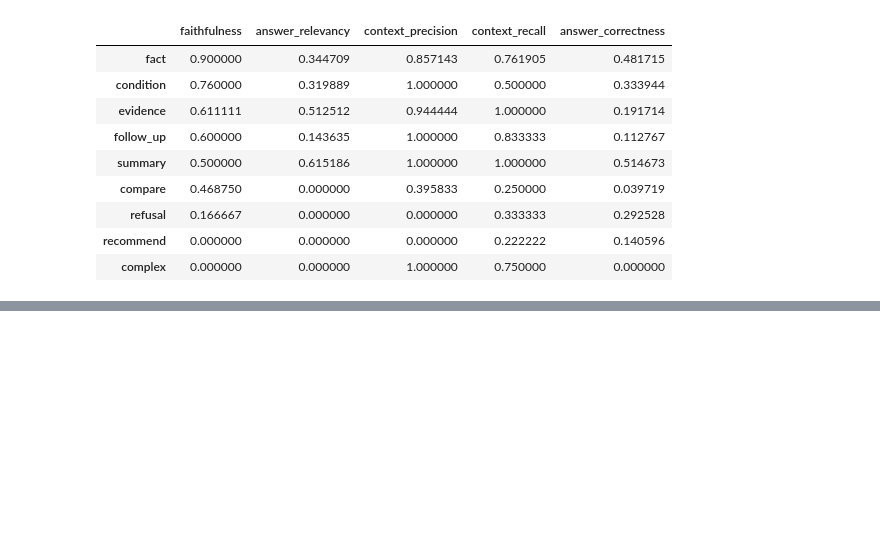
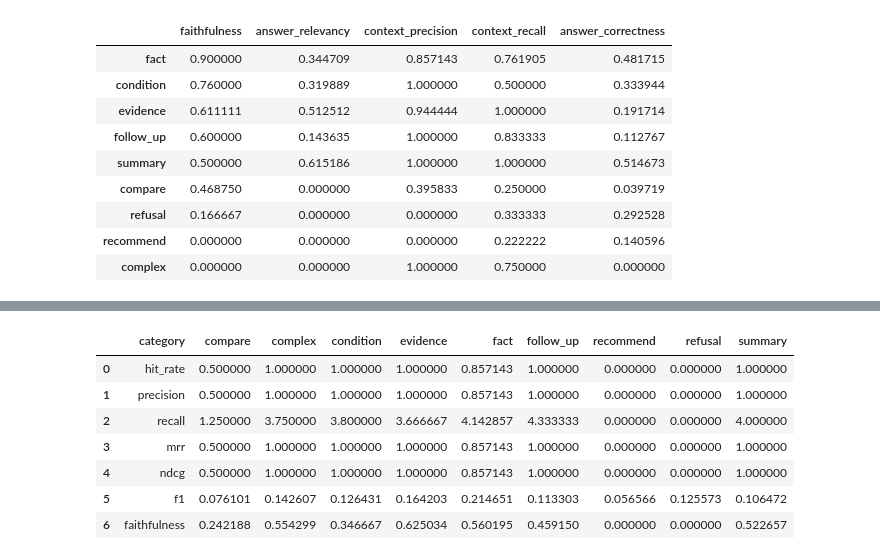
Before and after one commit to BidMind/Bidcoin, a Jupyter notebook: notebooks/03_retrieval_experiments.ipynb, the cells around one changed output, grey strips where cells are left out. Drawn from its saved outputs; the diff is of its cells as text; code cells hidden in the pictures; blank space fills up the shorter version.

```diff
--- a/notebooks/03_retrieval_experiments.ipynb
+++ b/notebooks/03_retrieval_experiments.ipynb
@@ -93,0 +173,12 @@ df_b.to_csv("retrieval_experiments_summary1.csv", index=False)
+# %%
+df_s = pd.read_csv("retrieval_experiments_summary3.csv")
+df_s
+# %% [output]
+|  | category | compare | complex | condition | evidence | fact | follow_up | recommend | refusal | summary |
+| 0 | hit_rate | 0.500000 | 1.000000 | 1.000000 | 1.000000 | 0.857143 | 1.000000 | 0.000000 | 0.000000 | 1.000000 |
+| 1 | precision | 0.500000 | 1.000000 | 1.000000 | 1.000000 | 0.857143 | 1.000000 | 0.000000 | 0.000000 | 1.000000 |
+| 2 | recall | 1.250000 | 3.750000 | 3.800000 | 3.666667 | 4.142857 | 4.333333 | 0.000000 | 0.000000 | 4.000000 |
+| 3 | mrr | 0.500000 | 1.000000 | 1.000000 | 1.000000 | 0.857143 | 1.000000 | 0.000000 | 0.000000 | 1.000000 |
+| 4 | ndcg | 0.500000 | 1.000000 | 1.000000 | 1.000000 | 0.857143 | 1.000000 | 0.000000 | 0.000000 | 1.000000 |
+| 5 | f1 | 0.076101 | 0.142607 | 0.126431 | 0.164203 | 0.214651 | 0.113303 | 0.056566 | 0.125573 | 0.106472 |
+| 6 | faithfulness | 0.242188 | 0.554299 | 0.346667 | 0.625034 | 0.560195 | 0.459150 | 0.000000 | 0.000000 | 0.522657 |
```
Also changed, not shown: parts of 16 cells of this notebook, 4 other files.
